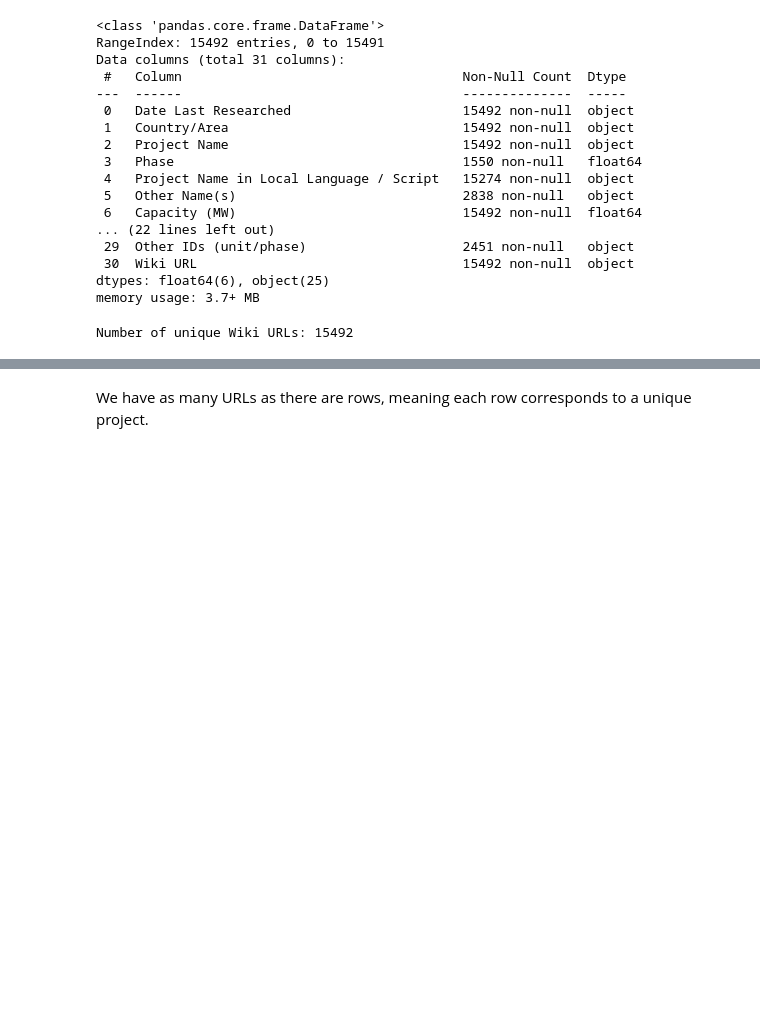
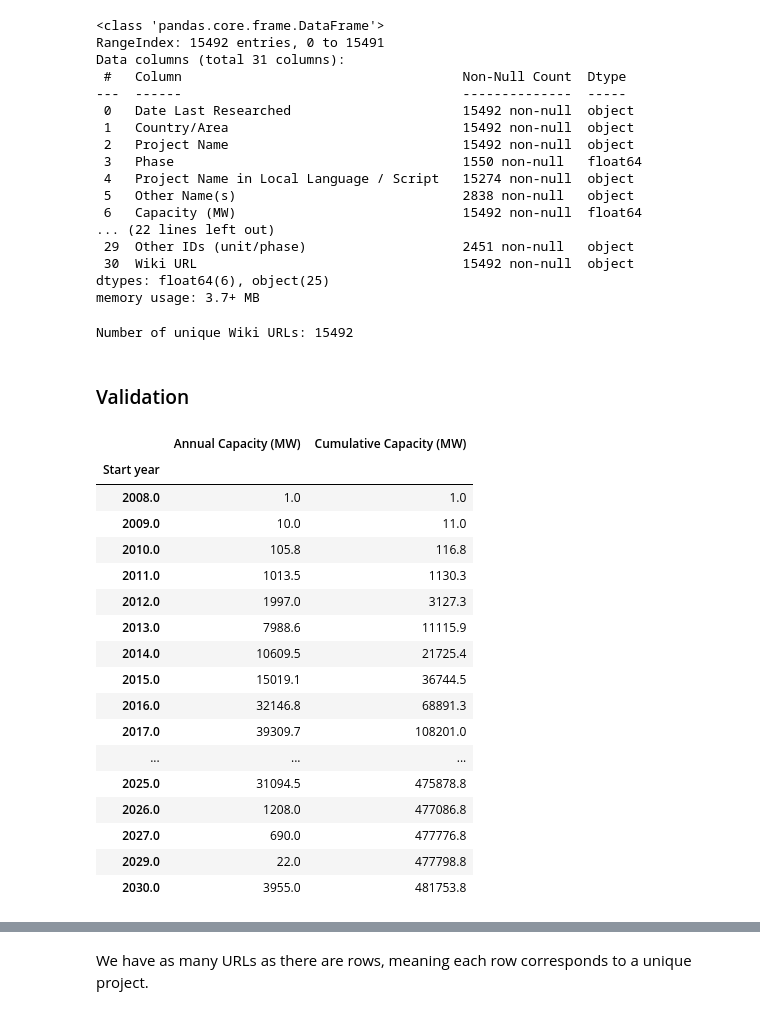
Before and after one commit to XinranHf/solar-data-china, a Jupyter notebook: scripts/data_preprocessing/GEM.ipynb, the cells around one changed output, grey strips where cells are left out. Cells and saved outputs as stored; diff of their text form; code cells hidden in the pictures; blank space fills up the shorter version.

```diff
--- a/scripts/data_preprocessing/GEM.ipynb
+++ b/scripts/data_preprocessing/GEM.ipynb
@@ -184,3 +184,35 @@ unique_url_count = df_china['Wiki URL'].nunique()
 print("Number of unique Wiki URLs:", unique_url_count)
 # %% [output]
 Number of unique Wiki URLs: 15492
+# %% [markdown]
+### Validation
+# %%
+capacity_by_year = df_china.groupby("Start year")["Capacity (MW)"].sum()
+
+cumulative_capacity = capacity_by_year.cumsum()
+
+capacity = pd.DataFrame({
+    "Annual Capacity (MW)": capacity_by_year,
+    "Cumulative Capacity (MW)": cumulative_capacity
+})
+
+capacity
+# %% [output]
+|  | Annual Capacity (MW) | Cumulative Capacity (MW) |
+| Start year |  |  |
+| 2008.0 | 1.0 | 1.0 |
+| 2009.0 | 10.0 | 11.0 |
+| 2010.0 | 105.8 | 116.8 |
+| 2011.0 | 1013.5 | 1130.3 |
+| 2012.0 | 1997.0 | 3127.3 |
+| 2013.0 | 7988.6 | 11115.9 |
+| 2014.0 | 10609.5 | 21725.4 |
+| 2015.0 | 15019.1 | 36744.5 |
+| 2016.0 | 32146.8 | 68891.3 |
+| 2017.0 | 39309.7 | 108201.0 |
+| ... | ... | ... |
+| 2025.0 | 31094.5 | 475878.8 |
+| 2026.0 | 1208.0 | 477086.8 |
+| 2027.0 | 690.0 | 477776.8 |
+| 2029.0 | 22.0 | 477798.8 |
+| 2030.0 | 3955.0 | 481753.8 |
```
Also changed, not shown: parts of 10 cells of this notebook, 28 other files.
